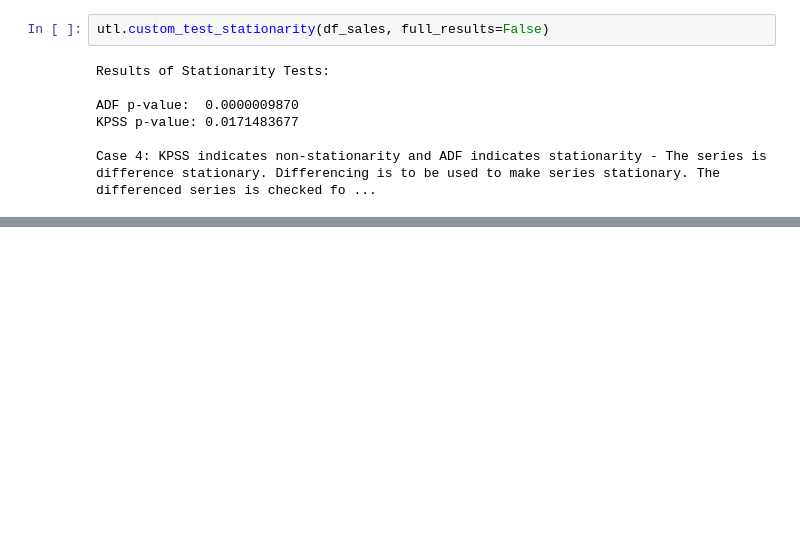
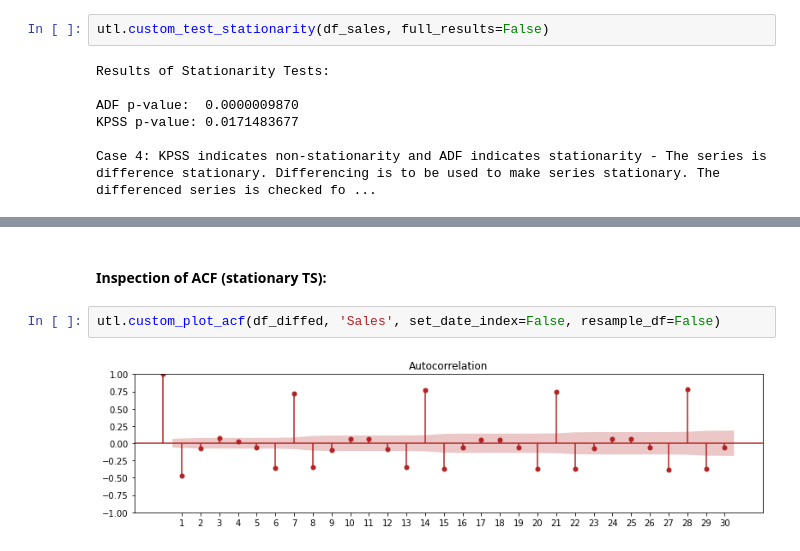
Before and after one commit to AdamKacprzycki/TimeSeries_RossmanStore_6W_Forecast, a Jupyter notebook: RossmanStoreSales.ipynb, the cells around one changed output, grey strips where cells are left out. Saved outputs shown, nothing was run; the diff lists cells and outputs as text; blank space fills up the shorter version.

```diff
--- a/RossmanStoreSales.ipynb
+++ b/RossmanStoreSales.ipynb
@@ -1297,0 +1333,6 @@ look-up table. The actual p-value is greater than the p-value returned.
+# %% [markdown]
+#### Inspection of ACF (stationary TS):
+# %%
+utl.custom_plot_acf(df_diffed, 'Sales', set_date_index=False, resample_df=False)
+# %% [output]
+[figure, added]
```
Also changed, not shown: parts of 24 cells of this notebook.
